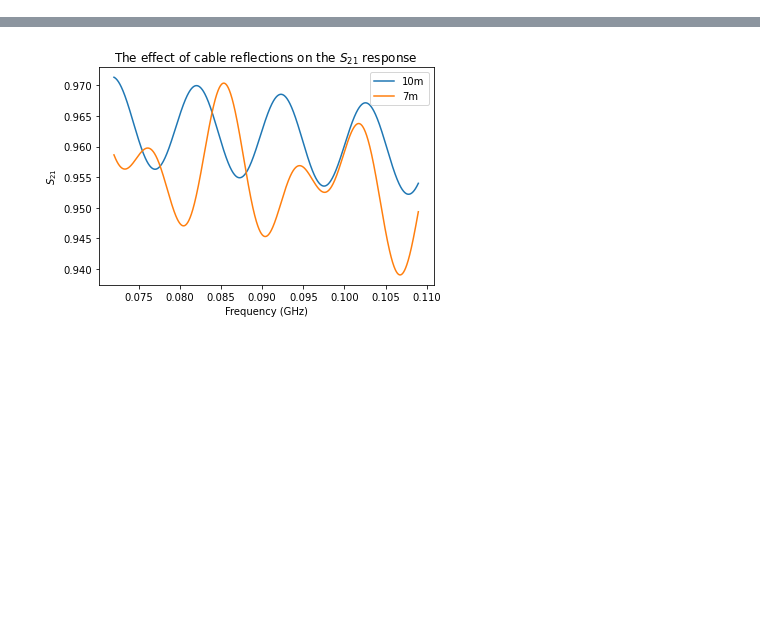
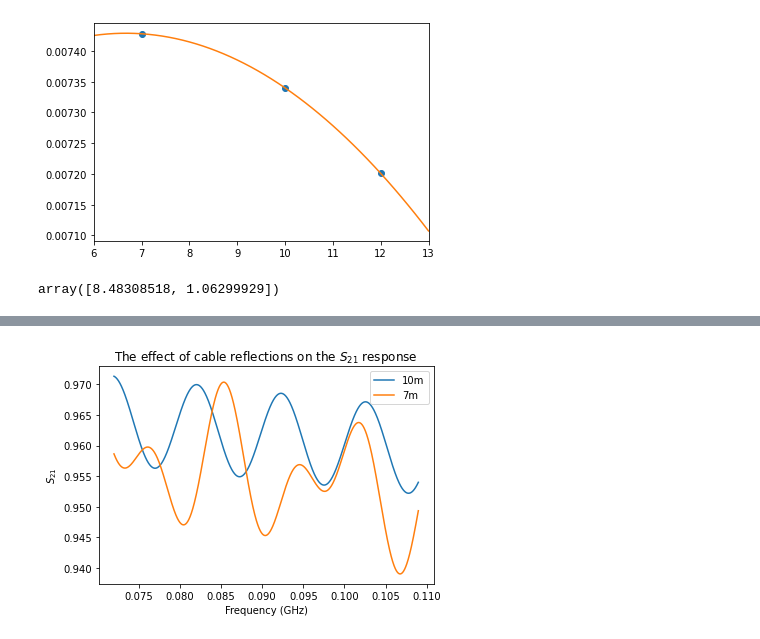
Before and after one commit to oharao/SKA_Power_Spectrum_and_EoR_Window, a Jupyter notebook: Cable Reflections.ipynb, the cells around one changed output, grey strips where cells are left out. Drawn from its saved outputs; the diff is of its cells as text; code cells hidden in the pictures; blank space fills up the shorter version.

```diff
--- a/Cable Reflections.ipynb
+++ b/Cable Reflections.ipynb
@@ -5,0 +8,7 @@ import h5py
+# %%
+s21_params = np.array([
+    (0.917, 0.007428, 428, 7.866, 1.844, 1.503, 0.1759),
+    (0.8922,-0.00734, 612.1, -7.827, 1.945, 1.281, 0.2909),
+    (0.8738, 0.007201, 735.5, 1.605, 1.979, 1.175, 0.3455)
+]) # format: (y_0, A, omega, phi, alpha, x_0, beta)
+lengths = (7, 10, 12)
@@ -5,0 +35,22 @@ import h5py
+# %%
+A = np.abs(s21_params[:,1])
+A_coeff = np.polyfit(lengths, A, 2)
+A_fit = np.poly1d(A_coeff)
+# %%
+x_new = np.linspace(lengths[0]-1, lengths[-1]+1, 50)
+y_new = A_fit(x_new)
+
+plt.plot(lengths,A,'o', x_new, y_new)
+plt.xlim([lengths[0]-1, lengths[-1] + 1 ])
+plt.show()
+# %% [output]
+[figure, added]
+# %%
+def phi_to_fit(x, a, b):
+    return a*np.sin(b*x)
+
+phi = s21_params[:,3]
+params, params_covariance = curve_fit(phi_fit, lengths, phi)
+params
+# %% [output]
+array([8.48308518, 1.06299929])
```
Also changed, not shown: parts of 15 cells of this notebook.
